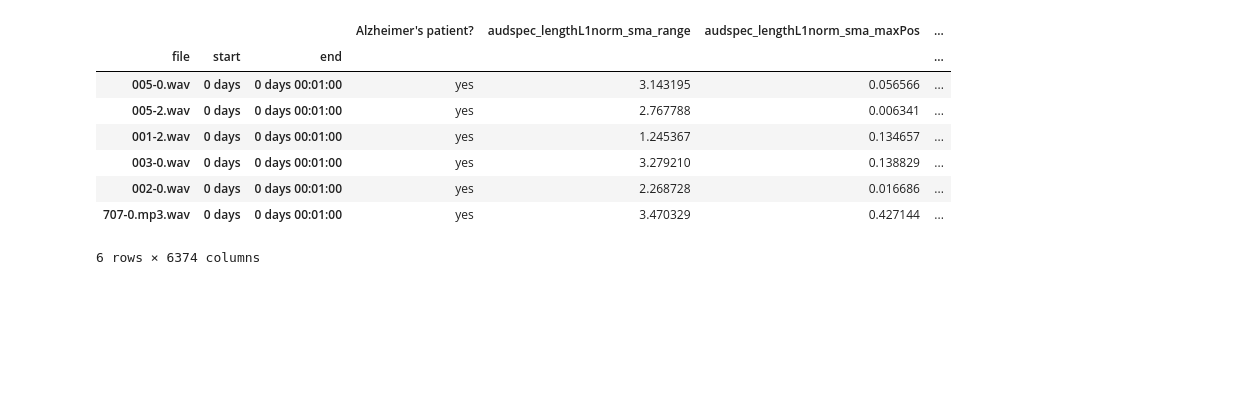
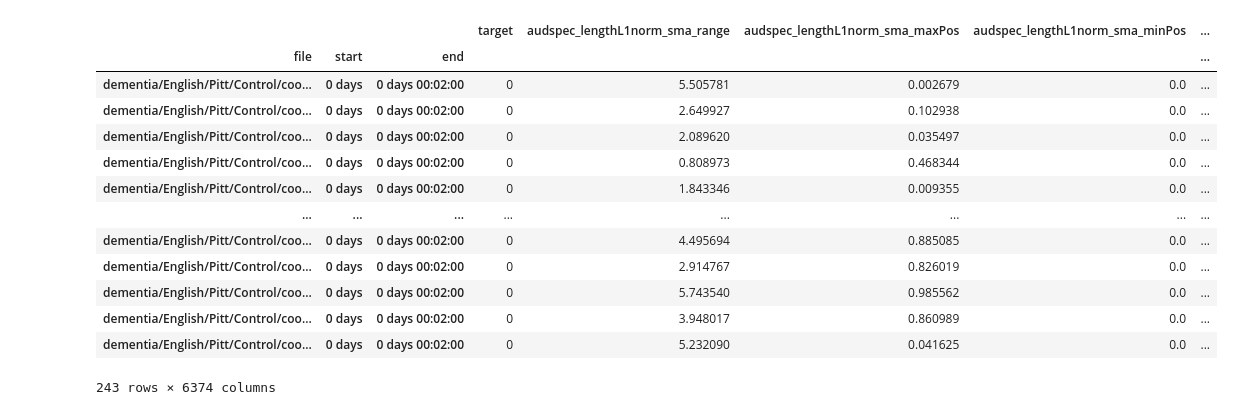
Before and after one commit to shahadalsh/Graduation_project, a Jupyter notebook: prepossessing .ipynb, the cells around one changed output. Saved outputs shown, nothing was run; the diff lists cells and outputs as text; code cells hidden in the pictures; blank space fills up the shorter version.

```diff
--- a/prepossessing .ipynb
+++ b/prepossessing .ipynb
@@ -16,4 +25,32 @@ data =smile.process_files(
 
 )
+# %%
+files = glob.glob('dementia/English/Pitt/Control/cookie/*.wav')
+smile = opensmile.Smile(
+    feature_set=opensmile.FeatureSet.ComParE_2016,
+    feature_level=opensmile.FeatureLevel.Functionals,
+)
+data2 =smile.process_files(
+    files,
+    ends=['120s'] * len(files),
+
+)
 # %%
-data.insert(0, "Alzheimer's patient?", "yes")
+data2.insert(0, "target", "0")
+# %%
+data2.drop(['Alzheimer patient?'], axis=1)
+# %% [output]
+|  |  |  | target | audspec_lengthL1norm_sma_range | audspec_lengthL1norm_sma_maxPos | audspec_lengthL1norm_sma_minPos | ... |
+| file | start | end |  |  |  |  | ... |
+| dementia/English/Pitt/Control/coo... | 0 days | 0 days 00:02:00 | 0 | 5.505781 | 0.002679 | 0.0 | ... |
+| dementia/English/Pitt/Control/coo... | 0 days | 0 days 00:02:00 | 0 | 2.649927 | 0.102938 | 0.0 | ... |
+| dementia/English/Pitt/Control/coo... | 0 days | 0 days 00:02:00 | 0 | 2.089620 | 0.035497 | 0.0 | ... |
+| dementia/English/Pitt/Control/coo... | 0 days | 0 days 00:02:00 | 0 | 0.808973 | 0.468344 | 0.0 | ... |
+| dementia/English/Pitt/Control/coo... | 0 days | 0 days 00:02:00 | 0 | 1.843346 | 0.009355 | 0.0 | ... |
+| ... | ... | ... | ... | ... | ... | ... | ... |
+| dementia/English/Pitt/Control/coo... | 0 days | 0 days 00:02:00 | 0 | 4.495694 | 0.885085 | 0.0 | ... |
+| dementia/English/Pitt/Control/coo... | 0 days | 0 days 00:02:00 | 0 | 2.914767 | 0.826019 | 0.0 | ... |
+| dementia/English/Pitt/Control/coo... | 0 days | 0 days 00:02:00 | 0 | 5.743540 | 0.985562 | 0.0 | ... |
+| dementia/English/Pitt/Control/coo... | 0 days | 0 days 00:02:00 | 0 | 3.948017 | 0.860989 | 0.0 | ... |
+| dementia/English/Pitt/Control/coo... | 0 days | 0 days 00:02:00 | 0 | 5.232090 | 0.041625 | 0.0 | ... |
+243 rows × 6374 columns
@@ -20,12 +61,2 @@ data.insert(0, "Alzheimer's patient?", "yes")
 # %%
-data
+result=result.drop(['Alzheimer patient?'], axis=1)
-# %% [output]
-|  |  |  | Alzheimer's patient? | audspec_lengthL1norm_sma_range | audspec_lengthL1norm_sma_maxPos | ... |
-| file | start | end |  |  |  | ... |
-| 005-0.wav | 0 days | 0 days 00:01:00 | yes | 3.143195 | 0.056566 | ... |
-| 005-2.wav | 0 days | 0 days 00:01:00 | yes | 2.767788 | 0.006341 | ... |
-| 001-2.wav | 0 days | 0 days 00:01:00 | yes | 1.245367 | 0.134657 | ... |
-| 003-0.wav | 0 days | 0 days 00:01:00 | yes | 3.279210 | 0.138829 | ... |
-| 002-0.wav | 0 days | 0 days 00:01:00 | yes | 2.268728 | 0.016686 | ... |
-| 707-0.mp3.wav | 0 days | 0 days 00:01:00 | yes | 3.470329 | 0.427144 | ... |
-6 rows × 6374 columns
```
Also changed, not shown: parts of 9 cells of this notebook, 2 other files.
